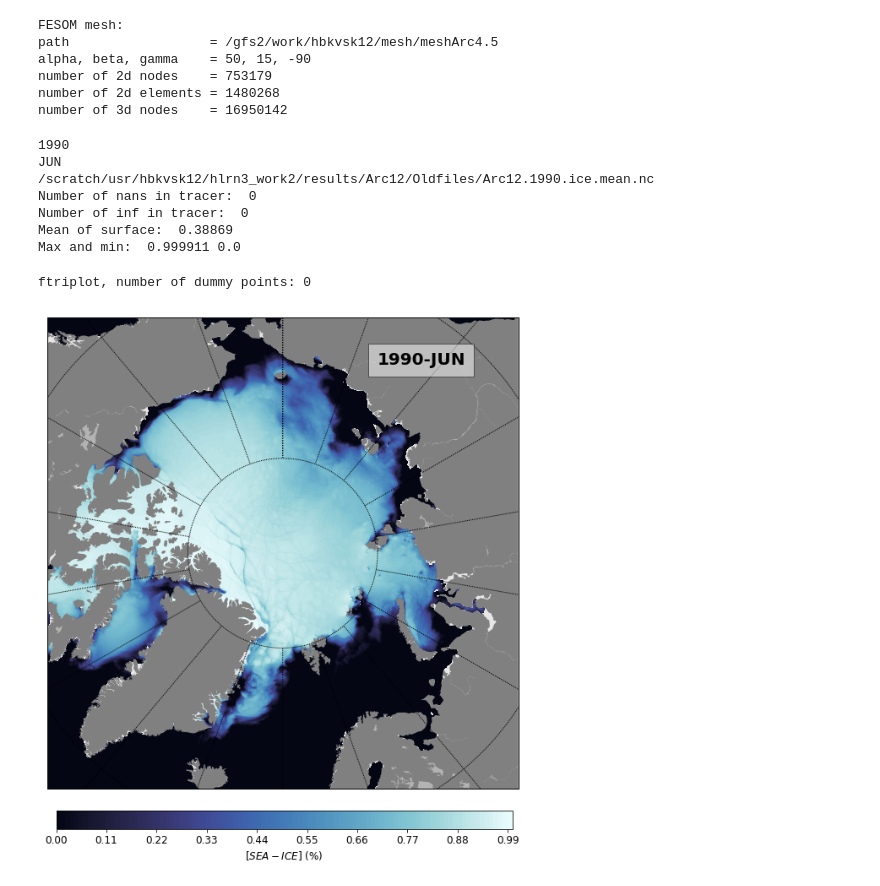
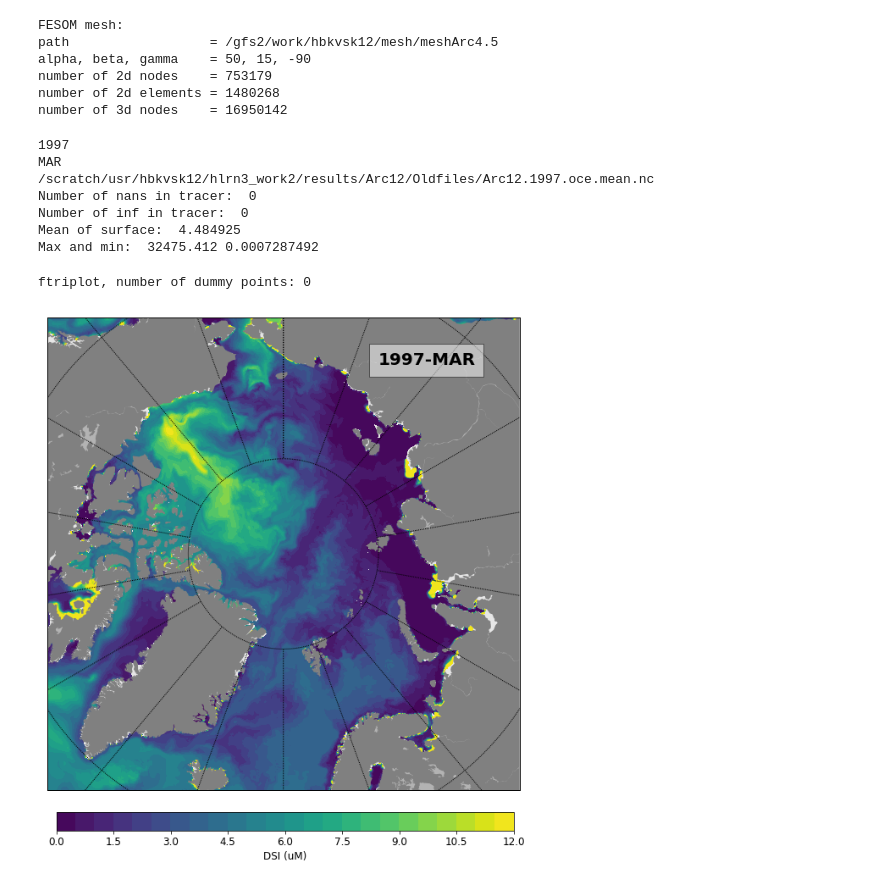
Before and after one commit to LAWTIDEBOY/pyfesom, a Jupyter notebook: codes/visu/map.ipynb, the cells around one changed output. Drawn from its saved outputs; the diff is of its cells as text; code cells hidden in the pictures.

```diff
--- a/codes/visu/map.ipynb
+++ b/codes/visu/map.ipynb
@@ -114,9 +96,46 @@ elif mo ==9:
+# %%
+if mo ==0:
+    dayind = (range(0,15))
+    month='JAN'
+elif mo ==1:
+    dayind = (range(15,30))
+    month='FEV'
+elif mo ==2:
+    dayind = (range(30,45))
+    month='MAR'
+elif mo ==3:
+    dayind = (range(45,60))
+    month='APR'
+elif mo ==4:
+    dayind = (range(60,75))
+    month='MAY'
+elif mo ==5:
+    dayind = (range(75,90))
+    month='JUN'
+elif mo ==6:
+    dayind = (range(90,105))
+    month='JUL'
+elif mo ==7:
+    dayind = (range(105,120))
+    month='AUG'
+elif mo ==8:
+    dayind = (range(120,135))
+    month='SEP'
+elif mo ==9:
+    dayind = (range(135,150))
+    month='OCT'
+elif mo ==10:
+    dayind = (range(150,165))
+    month='NOV'
+elif mo ==11:
+    dayind = (range(165,167))
+    month='DEC'
 # %%
 # loop over years
 
 print year
 print month
-ncfile = resultpath+runid+'.'+str(year)+'.ice.mean.nc'
+ncfile = resultpath+runid+'.'+str(year)+'.oce.mean.nc'
 print ncfile
 f      = Dataset(ncfile, 'r')
 if year<2000:
@@ -131,46 +150,46 @@ print 'Number of inf in tracer: ',np.count_nonzero(np.isinf(data2))
 print 'Mean of surface: ',np.mean(data2)
 print 'Max and min: ',np.max(data2),np.min(data2)
 # %% [output]
-1990
-JUN
-/scratch/usr/hbkvsk12/hlrn3_work2/results/Arc12/Oldfiles/Arc12.1990.ice.mean.nc
+1997
+MAR
+/scratch/usr/hbkvsk12/hlrn3_work2/results/Arc12/Oldfiles/Arc12.1997.oce.mean.nc
 Number of nans in tracer:  0
 Number of inf in tracer:  0
-Mean of surface:  0.38869
-Max and min:  0.999911 0.0
+Mean of surface:  4.484925
+Max and min:  32475.412 0.0007287492
 # %%
-contours = [0, 1, 0.01]
+contours = [0, 12, 0.5]
 contours = np.arange(contours[0], contours[1]+contours[2], contours[2])
 #contours=np.array([0.01, 0.05, 0.1, 0.2, 0.3, 0.4, 0.5, 0.6, 0.7, 0.8])
 fig = plt.figure(figsize=(10, 15), facecolor='w', edgecolor='k')
 #fig.suptitle('Density (kg m$^{-3}$)')
 fig.subplots_adjust(wspace=0.02,hspace=0.02)
 elem2=mesh.elem[mesh.no_cyclic_elem,:]
 
 d=data2[elem2].mean(axis=1)
 k = [i for (i, val) in enumerate(d) if not np.isnan(val)]
 elem2=elem2[k,:]
 print 'ftriplot, number of dummy points:', len(d)-len(k)
 map = Basemap(projection='nplaea',boundinglat=65,lon_0=0,resolution='l')
 x, y = map(mesh.x2, mesh.y2)
 #map.drawcoastlines()
 plabels=[False,False,False,False]
 mlabels=[False,False,False,False]
 map.drawparallels(np.arange(-80.,81.,20.), labels=plabels)
 map.drawmeridians(np.arange(-180.,181.,20.),labels=mlabels) #[0,1,0,0]
 map.drawmapboundary(fill_color='0.9')
 map.fillcontinents(color='.5',lake_color='.7')
 eps=(contours.max()-contours.min())/100.
 data2[data2<=contours.min()]=contours.min()+eps
 data2[data2>=contours.max()]=contours.max()-eps
 im=plt.tricontourf(x, y, elem2, data2, levels=contours, cmap=cmap, norm=PiecewiseNorm(contours))
 plt.annotate(str(year)+'-'+month, xy=(0.7, 0.9), xycoords='axes fraction', fontsize = 20,
              fontweight = 'bold', bbox={'facecolor': 'white', 'alpha': 0.5, 'pad': 10})
 
 cbar_ax = fig.add_axes([0.14, 0.2, 0.75, 0.02])
 cb = fig.colorbar(im, cax=cbar_ax, orientation='horizontal')
-cb.set_label(label='$[SEA-ICE]$ (%)', size='large')
+cb.set_label(label='DSI (uM)', size='large')
 cb.ax.tick_params(labelsize='large')
 # %% [output]
 ftriplot, number of dummy points: 0
-[figure, old version]
+[figure, new version]
```
Also changed, not shown: parts of 5 cells of this notebook, 48 other files.
